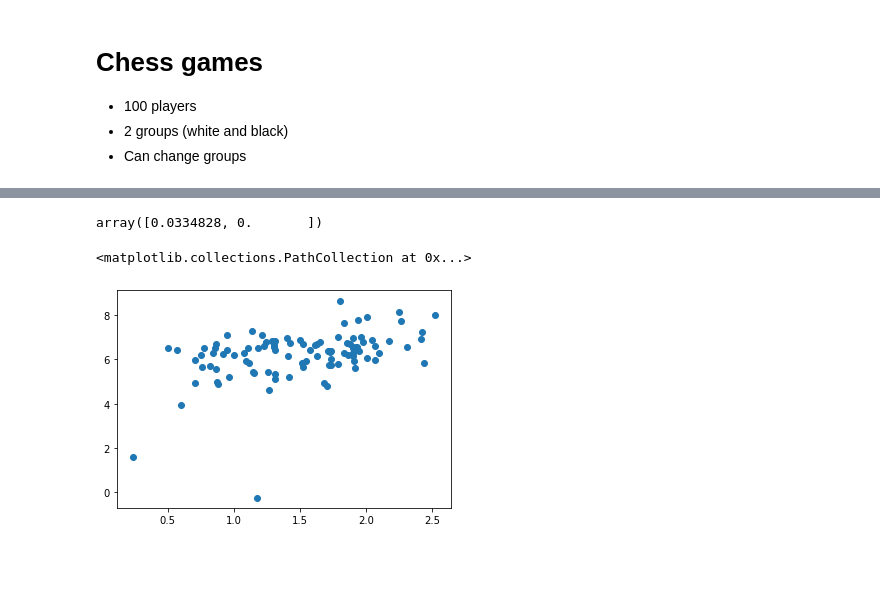
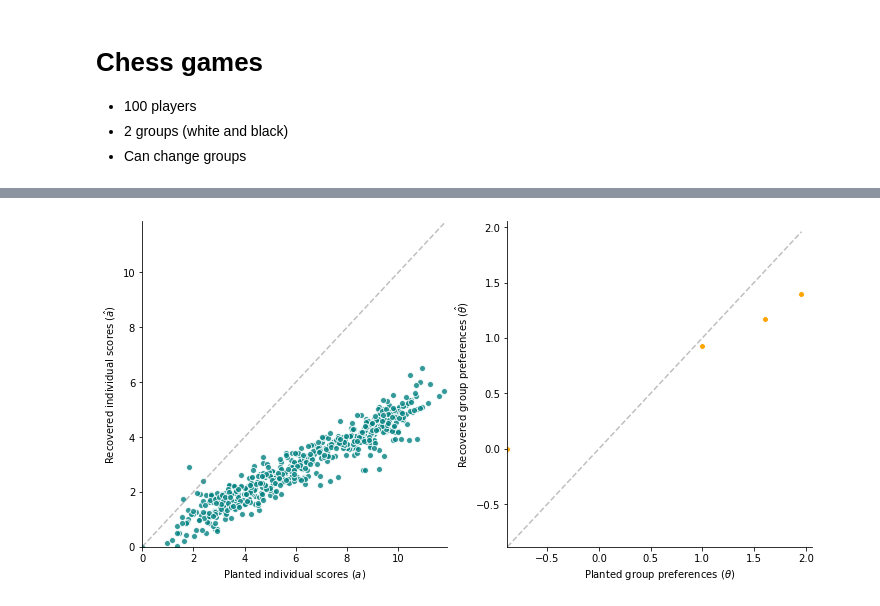
Before and after one commit to AparaV/SpringRankGroups, a Jupyter notebook: api/jupyter/resolve_identifiability.ipynb, the cells around one changed output, grey strips where cells are left out. Drawn from its saved outputs; the diff is of its cells as text; code cells hidden in the pictures; blank space fills up the shorter version.

Commit message:
Generate figures for identifiability section

```diff
--- a/api/jupyter/resolve_identifiability.ipynb
+++ b/api/jupyter/resolve_identifiability.ipynb
@@ -103,11 +115,7 @@ LA.matrix_rank(LHS)
 # %%
 # Solve
-
 result = LA.lstsq(LHS, RHS, rcond=None)
 x = result[0]
 
-a_est = x[:100]
-theta_est = x[100:]
-
-s_1 = a_est + np.matmul(G_1, theta_est)
-s_2 = a_est + np.matmul(G_2, theta_est)
+a_est = x[:N]
+theta_est = x[N:]
@@ -131,12 +122,33 @@ plt.show()
-# %%
-theta_est - np.min(theta_est)
-# %% [output]
-array([0.0334828, 0.       ])
 # %%
-a_1 = s_1 - np.matmul(G_1, theta_est)
-a_2 = s_2 - np.matmul(G_2, theta_est)
+beta_hat = tl.get_temperature(a_est, A_1+A_2, p_ij=p_ij)
+
+a_est = (a_est - np.min(a_est)) * beta_hat
+theta_est = (theta_est - np.min(theta_est)) * beta_hat
+
+s_1 = a_est + np.matmul(G_1, theta_est)
+s_2 = a_est + np.matmul(G_2, theta_est)
-# %%
-plt.scatter(a_1, a_2)
-# %% [output]
-<matplotlib.collections.PathCollection at 0x...>
-[figure, removed]
+# %%
+fig, ax = plt.subplots(1, 2, figsize=(12, 6))
+
+xy_line = [[np.min(np.minimum(individual_scores, a_est)), np.max(np.maximum(individual_scores, a_est))],
+           [np.min(np.minimum(theta, theta_est)), np.max(np.maximum(theta, theta_est))]]
+for i in range(2):
+    ax[i].spines['right'].set_visible(False)
+    ax[i].spines['top'].set_visible(False)
+    ax[i].plot(xy_line[i], xy_line[i], linestyle="dashed", color="grey", alpha=0.5)
+    ax[i].set_xlim(xy_line[i][0], xy_line[i][1]+0.1)
+    ax[i].set_ylim(xy_line[i][0], xy_line[i][1]+0.1)
+
+ax[0].scatter(individual_scores, a_est, color="teal", edgecolor="white", alpha=0.8)
+ax[0].set_xlabel(r"Planted individual scores ($a$)")
+ax[0].set_ylabel(r"Recovered individual scores ($\hat{a}$)")
+
+ax[1].scatter(theta, theta_est, color="orange", edgecolor="white", alpha=1)
+ax[1].set_xlabel(r"Planted group preferences ($\theta$)")
+ax[1].set_ylabel(r"Recovered group preferences ($\hat{\theta}$)")
+
+plt.savefig("../../figures/Test8.PNG", dpi=200, bbox_inches="tight")
+
+plt.show()
+# %% [output]
+[figure, added]
```
Also changed, not shown: parts of 6 cells of this notebook, 6 other files.
